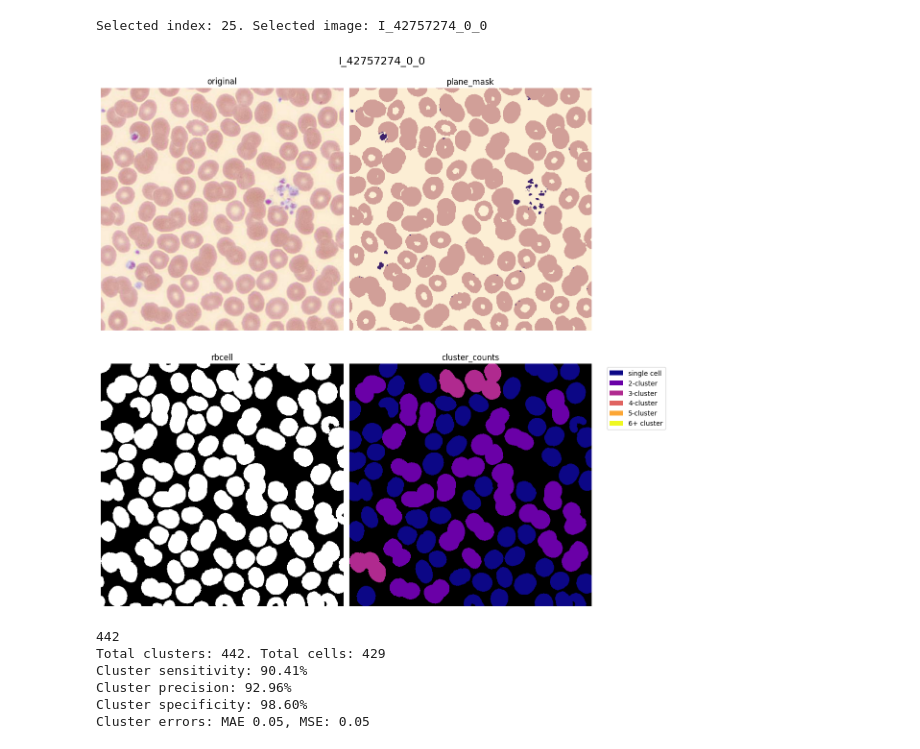
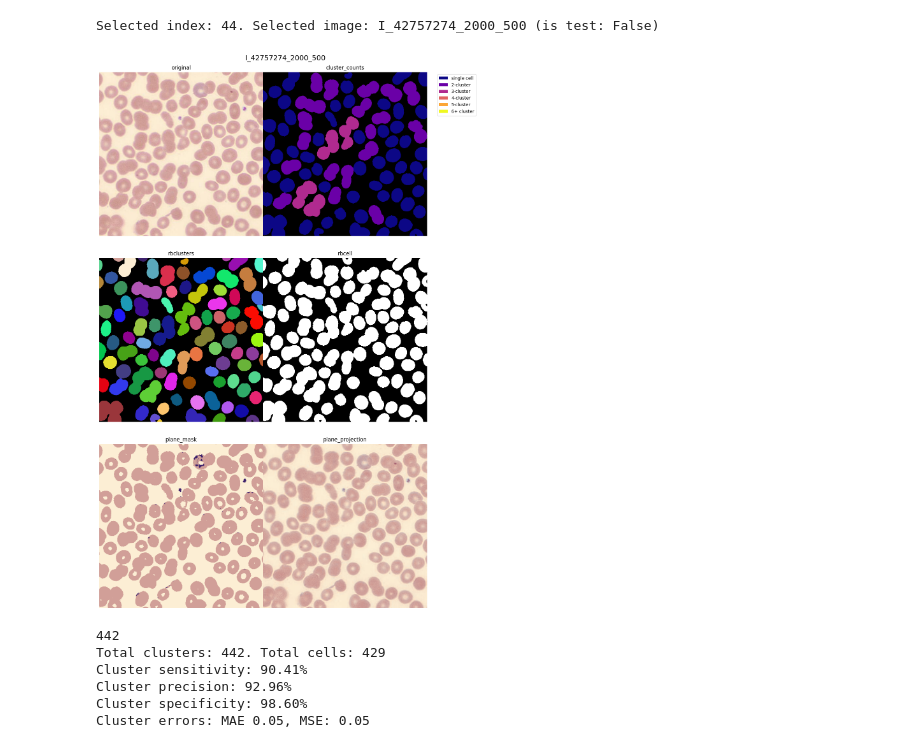
Before and after one commit to ferapagar-at-berkeley/rouleaux, a Jupyter notebook: main.ipynb, the cells around one changed output. Cells and saved outputs as stored; diff of their text form; code cells hidden in the pictures.

```diff
--- a/main.ipynb
+++ b/main.ipynb
@@ -53,38 +27,45 @@ Images chosen: ['I_37550251_2000_2000']
 [13]
 # %%
+# Pipeline Tutorial
+
+# Step 1: Get some Image instance from imgs or loading a specific file
 idx = np.random.randint(len(imgs))
-# idx = 13
+# idx = 57
+img = imgs[idx]
+# img = Image.from_path('data/sliced-1000/I_42757274_1000_0.jpg')
+print(f'Selected index: {idx or None}. Selected image: {img.title} (is test: {'test' in img.title})')
 
-img = imgs[idx]
-# img = Image.from_path('data/sliced/I_42757274_500_0.jpg')
-print(f'Selected index: {idx}. Selected image: {img.title}')
+# Step 2: Create some filters using a color configuration (see the available jsons)
+config_path = 'configs/triangle.json' if 'test' not in img.title \
+    else 'configs/triangle-lab2.json'
+mask_proj = PlaneProjection.from_json(config_path)
+mask_plane = PlaneMask.from_json(config_path)
+mask_rbc = RBCellMask.from_json(config_path)
+mask_clusters = RBClusters.from_json(config_path)
+mask_counts = ClusterCountMask.from_json(config_path)
 
-mask_proj = PlaneProjection.from_json('configs/triangle.json')
+# Step 3: Apply each filter to the image.
+#   The filtered image is also accesible through the original image, as seen below
 img0_proj = mask_proj.process(img)
-mask_plane = PlaneMask.from_json('configs/triangle.json')
 img0_plane = mask_plane.process(img)
-mask_rbc = RBCellMask.from_json('configs/triangle.json')
 img0_rbc = mask_rbc.process(img)
-mask_clusters = RBClusters.from_json('configs/triangle.json')
 img0_clusters = mask_clusters.process(img)
-mask_counts = ClusterCountMask.from_json('configs/triangle.json')
 img_counts = mask_counts.process(img)
 
-
+# Step 4: Show the image versions side by side
 img.show_versions([
-    'original',
-    # 'plane_projection',
-    'plane_mask',
-    'rbcell',
-
-    # 'rbclusters',
-    'cluster_counts'
+    'original',         # Unedited format
+    'cluster_counts',   # ClusterCountMask
+    'rbclusters',       # RBClusters
+    'rbcell',           # RBCellMask
+    'plane_mask',       # PlaneMask
+    'plane_projection', # PlaneProjection
 ])
 
 plt.show()
 # %% [output]
-Selected index: 25. Selected image: I_42757274_0_0
+Selected index: 44. Selected image: I_42757274_2000_500 (is test: False)
-[figure, old version]
+[figure, new version]
 # %%
 def load_json(path):
     with open(path, 'r') as f:
```
Also changed, not shown: parts of 2 cells of this notebook, 9 other files.
